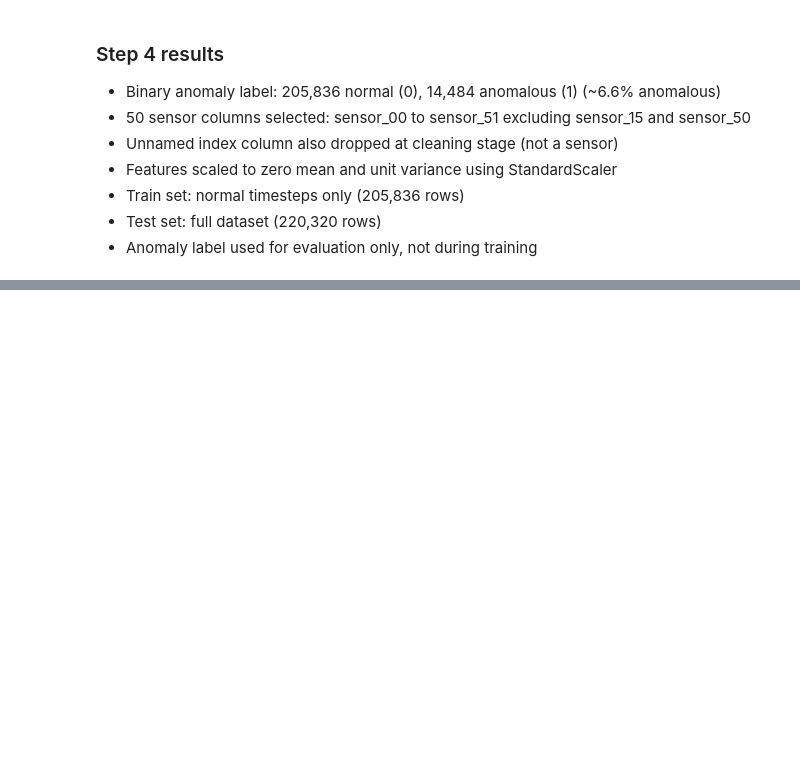
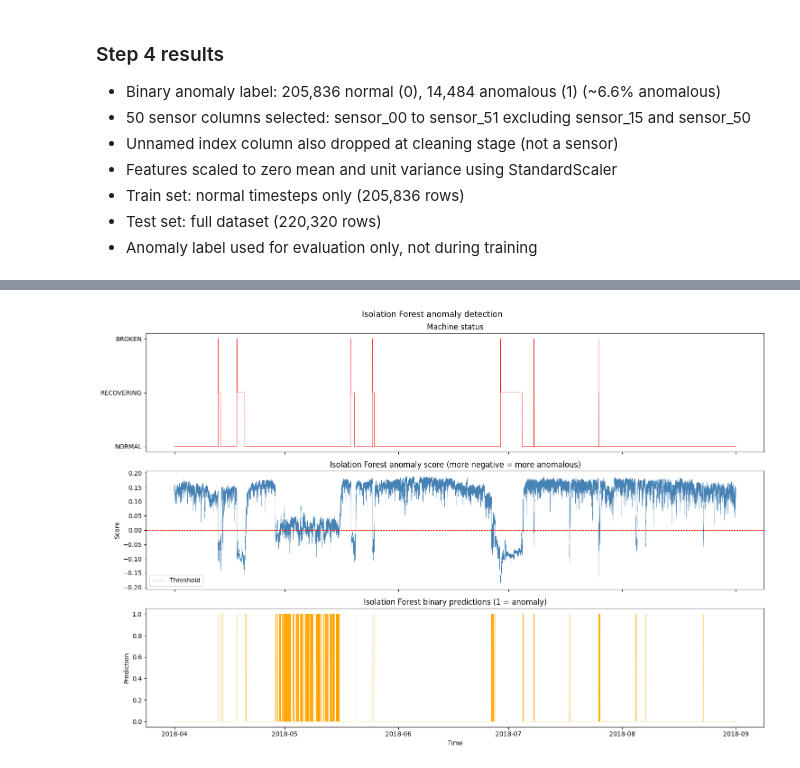
Before and after one commit to Dazcam/rotating-machinery-health-monitoring, a Jupyter notebook: 02_anomaly_detection/notebooks/02_anomaly_detection.ipynb, the cells around one changed output, grey strips where cells are left out. Drawn from its saved outputs; the diff is of its cells as text; code cells hidden in the pictures; blank space fills up the shorter version.

Commit message:
Add Step 5 - Isolation Forest anomaly detection, evaluation and visualisation

```diff
--- a/02_anomaly_detection/notebooks/02_anomaly_detection.ipynb
+++ b/02_anomaly_detection/notebooks/02_anomaly_detection.ipynb
@@ -271,0 +289,12 @@ print(sensor_cols)
+# %%
+# Generate predictions (-1 = anomaly, 1 = normal in sklearn convention)
+iso_pred = iso_forest.predict(X_test)
+
+# Convert to binary (0 = normal, 1 = anomaly) to match our labels
+iso_pred_binary = (iso_pred == -1).astype(int)
+
+# Anomaly scores (more negative = more anomalous)
+iso_scores = iso_forest.decision_function(X_test)
+
+print(classification_report(y_test, iso_pred_binary,
+      target_names=["normal", "anomaly"]))
@@ -271,0 +317,28 @@ print(sensor_cols)
+# %%
+fig, axes = plt.subplots(3, 1, figsize=(15, 10), sharex=True)
+
+# Machine status
+axes[0].plot(df["timestamp"], df["status_code"], linewidth=0.5, color="red")
+axes[0].set_yticks([0, 1, 2])
+axes[0].set_yticklabels(["NORMAL", "RECOVERING", "BROKEN"])
+axes[0].set_title("Machine status")
+
+# Isolation Forest anomaly score
+axes[1].plot(df["timestamp"], iso_scores, linewidth=0.3, color="steelblue")
+axes[1].axhline(y=0, color="red", linestyle="--", linewidth=0.8, label="Threshold")
+axes[1].set_title("Isolation Forest anomaly score (more negative = more anomalous)")
+axes[1].set_ylabel("Score")
+axes[1].legend()
+
+# Binary predictions
+axes[2].plot(df["timestamp"], iso_pred_binary, linewidth=0.3, color="orange")
+axes[2].set_title("Isolation Forest binary predictions (1 = anomaly)")
+axes[2].set_ylabel("Prediction")
+axes[2].set_xlabel("Time")
+
+plt.suptitle("Isolation Forest anomaly detection", fontsize=13)
+plt.tight_layout()
+plt.savefig("data/isolation_forest_results.png", dpi=150, bbox_inches="tight")
+plt.show()
+# %% [output]
+[figure, added]
```
Also changed, not shown: parts of 5 cells of this notebook, 1 other file.
